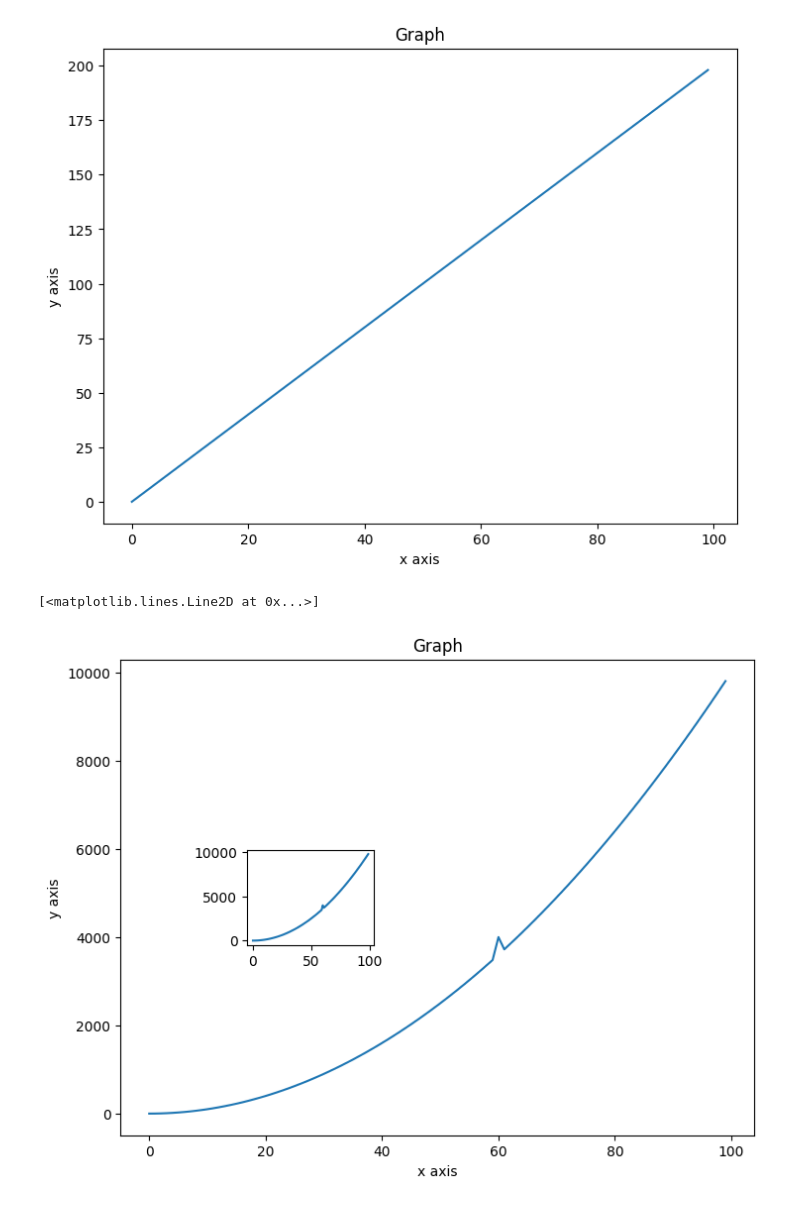
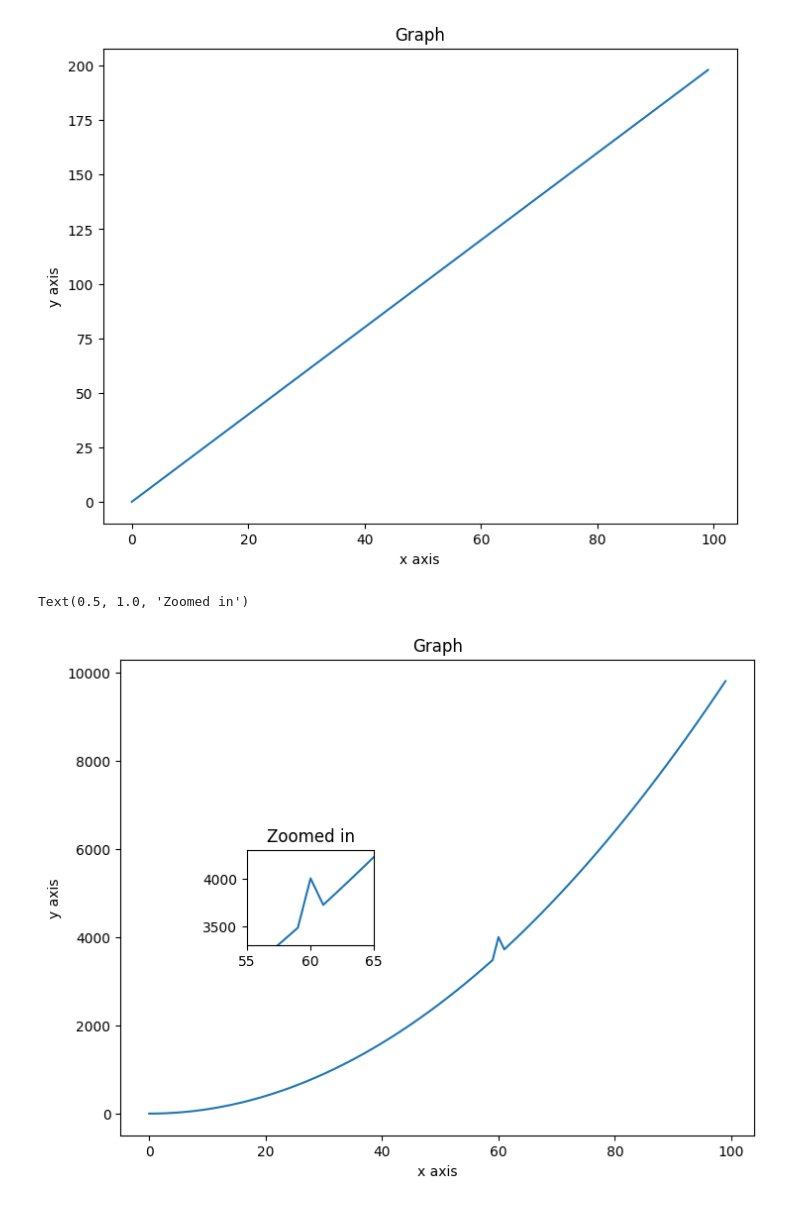
Before and after one commit to swartberg/VCS_SJ_001, a Jupyter notebook: lesson_11.ipynb, the cells around one changed output. Saved outputs shown, nothing was run; the diff lists cells and outputs as text; code cells hidden in the pictures.

```diff
--- a/lesson_11.ipynb
+++ b/lesson_11.ipynb
@@ -47,17 +47,20 @@ Text(0, 0.5, 'y axis')
 # %%
 fig = plt.figure()
 ax = fig.add_axes([0, 0, 1, 1])
 
 z[60] = 4000
 
 ax.plot(x, z)
 
 ax.set_title('Graph')
 ax.set_xlabel('x axis')
 ax.set_ylabel('y axis')
 
 ax_2 = fig.add_axes([0.2, 0.4, 0.2, 0.2]) # [left, bottom, width, height]
 ax_2.plot(x, z)
+ax_2.set_xlim(55, 65)
+ax_2.set_ylim(3300, 4300)
+ax_2.set_title('Zoomed in')
 # %% [output]
-[<matplotlib.lines.Line2D at 0x...>]
+Text(0.5, 1.0, 'Zoomed in')
-[figure, old version]
+[figure, new version]
```
Also changed, not shown: parts of 9 cells of this notebook.
